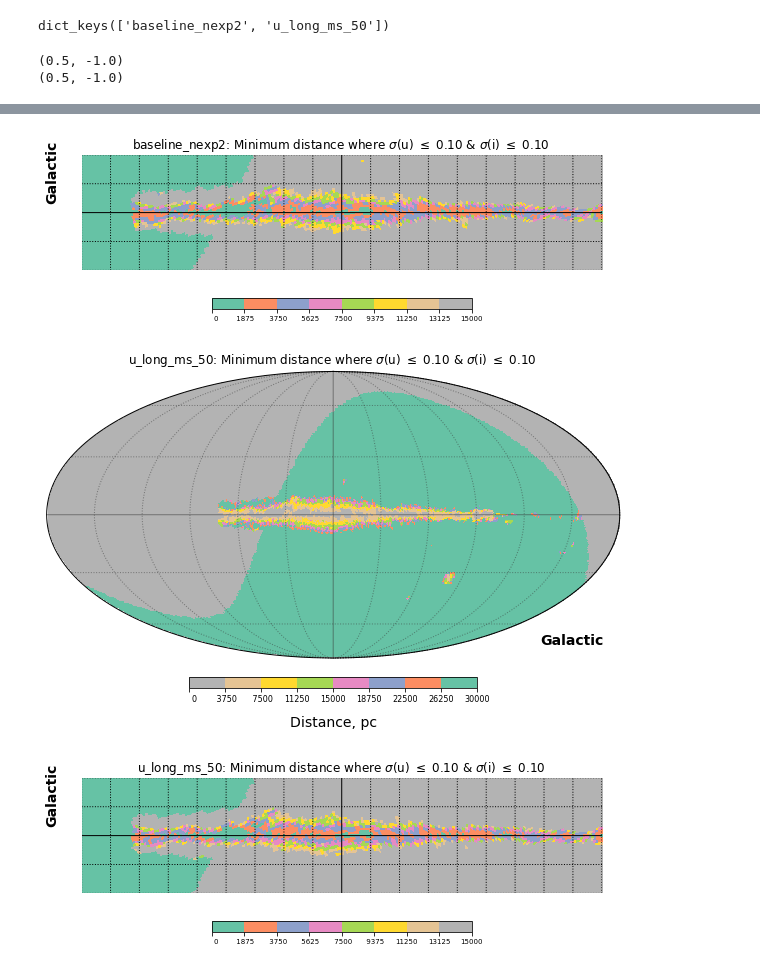
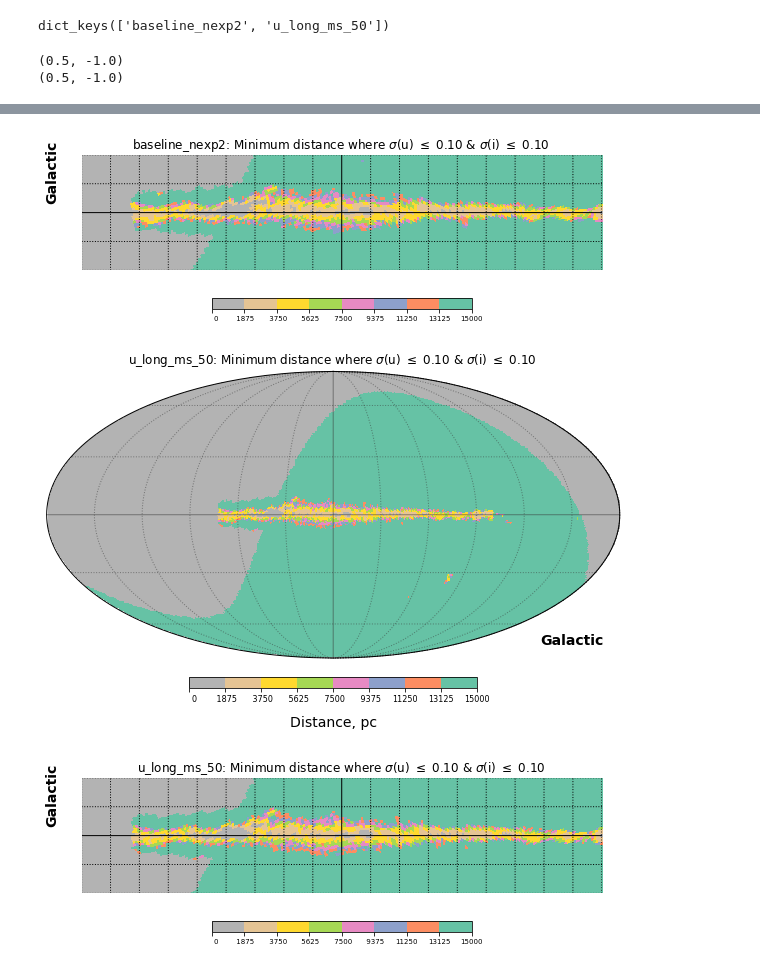
Before and after one commit to ebellm/rubinCadenceScratchWIC, a Jupyter notebook: jupyter/2021-04-12_extinctionColor.ipynb, the cells around one changed output, grey strips where cells are left out. Drawn from its saved outputs; the diff is of its cells as text; code cells hidden in the pictures.

```diff
--- a/jupyter/2021-04-12_extinctionColor.ipynb
+++ b/jupyter/2021-04-12_extinctionColor.ipynb
@@ -275,7 +275,7 @@ for runKey in runEvals.keys():
 
     # Try showing a view
     fig3 = ebv.showMollview(runEvals[runKey]['pc_min'], fignum, fontsize=8, sTitle=sTitle, \
-                           sUnit='Distance, pc', maxval=30000, cmap='Set2_r')
+                           sUnit='Distance, pc', maxval=15000, cmap='Set2_r')
 
 
     # Try zooming in with cartview
@@ -303,3 +303,3 @@ for runKey in runEvals.keys():
-[figure, old version]
+[figure, new version]
-[figure, old version]
+[figure, new version]
-[figure, old version]
+[figure, new version]
```
Also changed, not shown: parts of 1 cell of this notebook.
